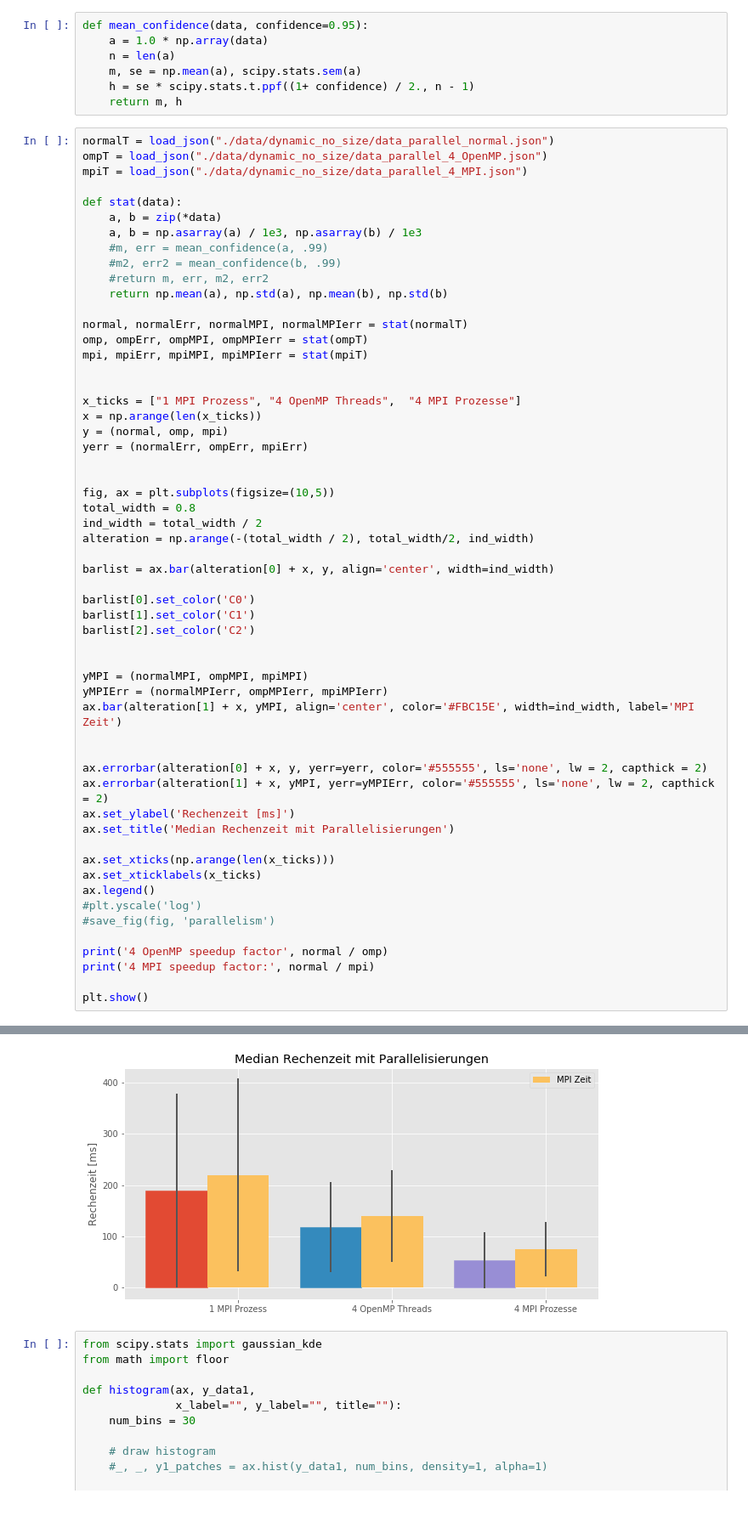
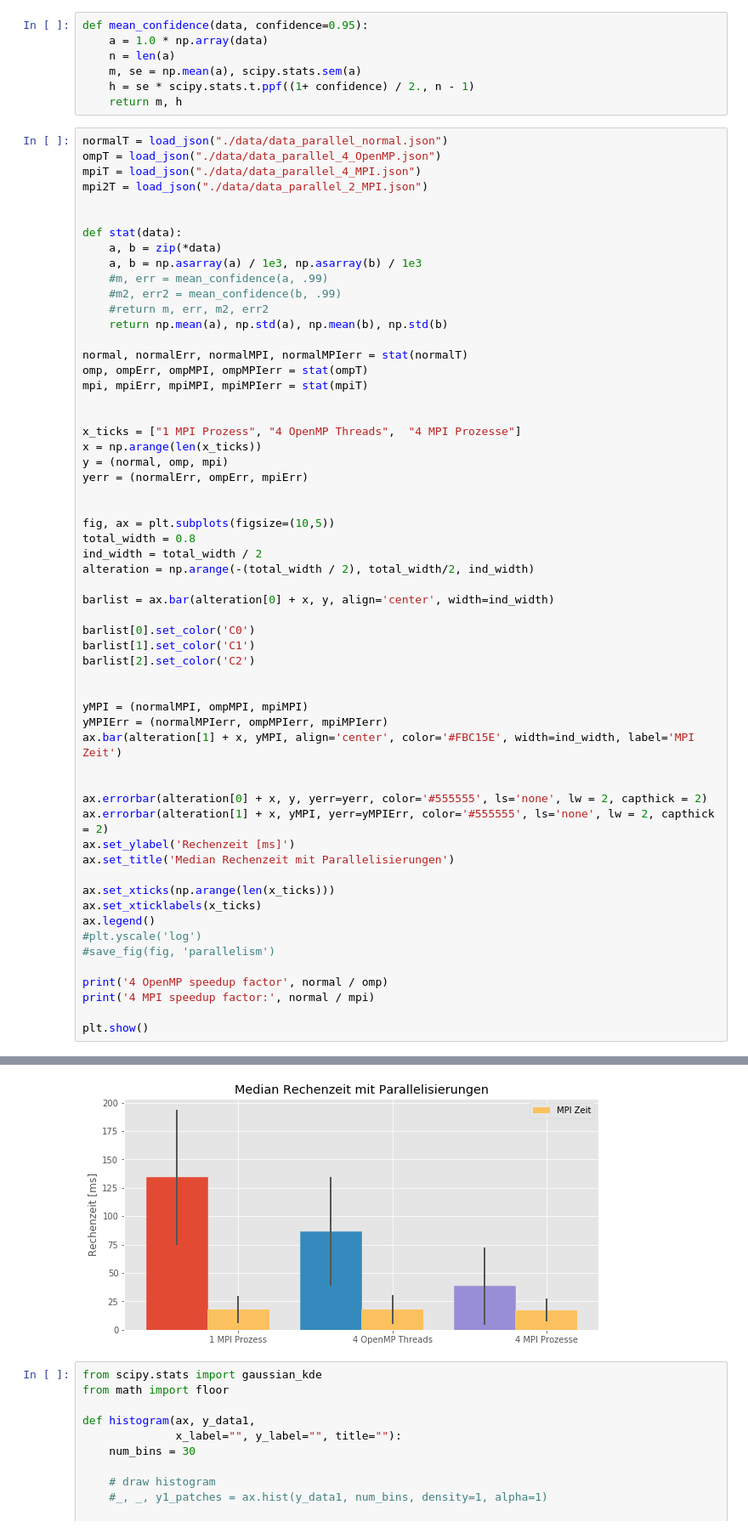
Before and after one commit to eragp/mandelbrot, a Jupyter notebook: eval/scalingGraph/Parallelism.ipynb, the cells around one changed output, grey strips where cells are left out. Shown: that part at 85% size. Cells and saved outputs as stored; diff of their text form.

Commit message:
New scale graph results

```diff
--- a/eval/scalingGraph/Parallelism.ipynb
+++ b/eval/scalingGraph/Parallelism.ipynb
@@ -33,9 +33,11 @@ def mean_confidence(data, confidence=0.95):
     h = se * scipy.stats.t.ppf((1+ confidence) / 2., n - 1)
     return m, h
 # %%
-normalT = load_json("./data/dynamic_no_size/data_parallel_normal.json")
-ompT = load_json("./data/dynamic_no_size/data_parallel_4_OpenMP.json")
-mpiT = load_json("./data/dynamic_no_size/data_parallel_4_MPI.json")
+normalT = load_json("./data/data_parallel_normal.json")
+ompT = load_json("./data/data_parallel_4_OpenMP.json")
+mpiT = load_json("./data/data_parallel_4_MPI.json")
+mpi2T = load_json("./data/data_parallel_2_MPI.json")
+
 
 def stat(data):
     a, b = zip(*data)
@@ -94,4 +96,4 @@ plt.show()
-[figure, old version]
+[figure, new version]
 # %%
 from scipy.stats import gaussian_kde
 from math import floor
```
Also changed, not shown: parts of 4 cells of this notebook, 11 other files.
